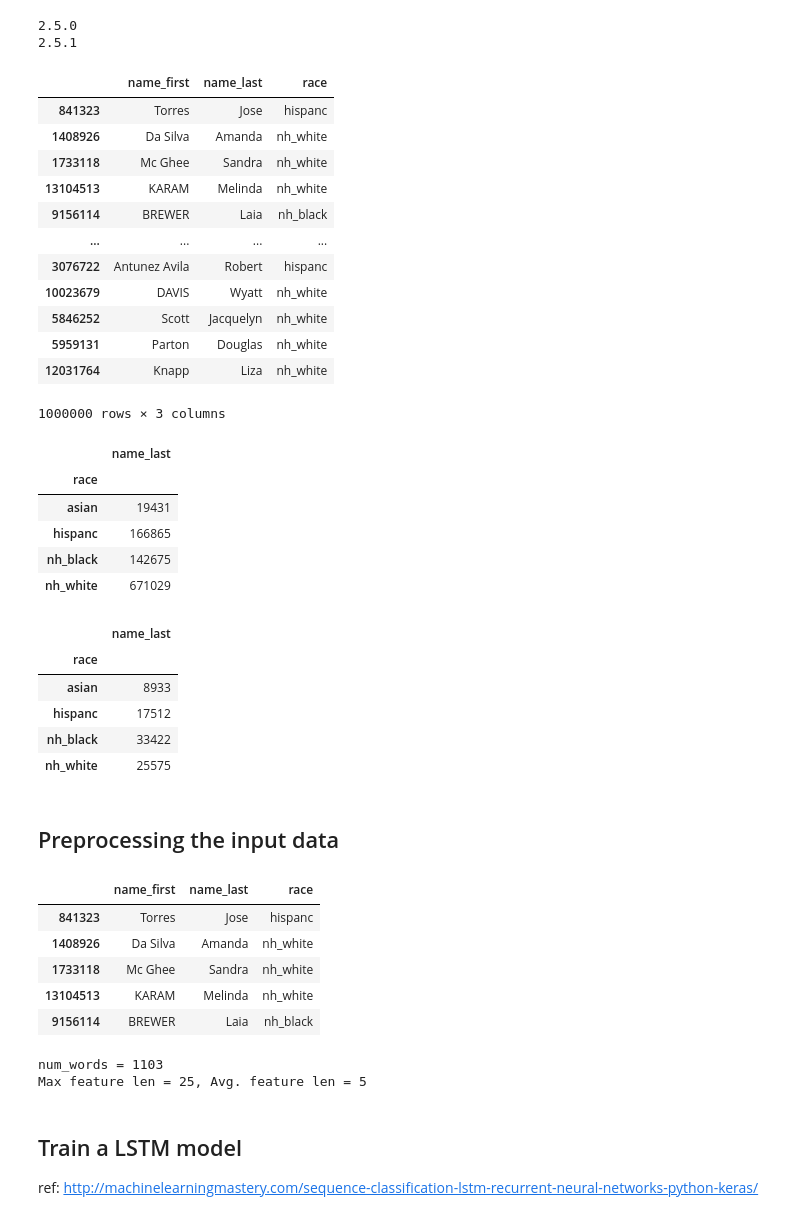
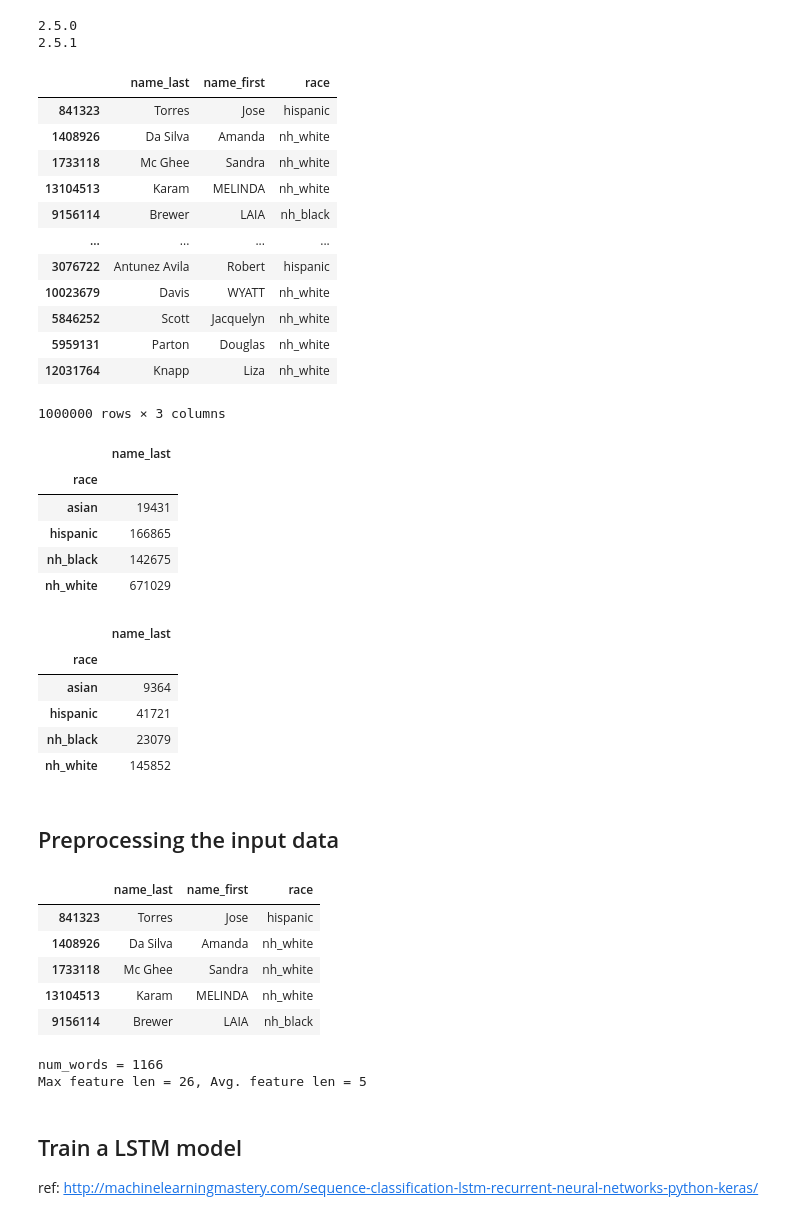
Before and after one commit to appeler/uncertain_names, a Jupyter notebook: colab_notebooks/ethnicolr_keras_lstm_fl_voter_ln_conf_int.ipynb, the cells around one changed output. Cells and saved outputs as stored; diff of their text form; code cells hidden in the pictures.

Commit message:
Updated Fl last name model with fixed input data

```diff
--- a/colab_notebooks/ethnicolr_keras_lstm_fl_voter_ln_conf_int.ipynb
+++ b/colab_notebooks/ethnicolr_keras_lstm_fl_voter_ln_conf_int.ipynb
@@ -9,34 +9,34 @@ print(tf.__version__)
 # %%
 import numpy as np
 import pandas as pd
 from sklearn.feature_extraction.text import CountVectorizer
 from sklearn.model_selection import train_test_split
 from sklearn.metrics import classification_report,confusion_matrix
 
 NGRAMS = 2
 SAMPLE = 1000000
 EPOCHS = 15
 
 # Florida voter
-df = pd.read_csv('../dataverse_files/fl_voterreg/fl_reg_name_race.csv.gz')
+df = pd.read_csv('../dataverse_files/fl_voter_reg/fl_reg_name_race.csv.gz')
 df.dropna(subset=['name_first', 'name_last'], inplace=True)
 sdf = df[df.race.isin(['multi_racial', 'native_indian', 'other', 'unknown']) == False].sample(SAMPLE, random_state=21)
 del df
 
 # Additional features
 sdf['name_last'] = sdf.name_last.str.title()
 
 sdf
 # %% [output]
-|  | name_first | name_last | race |
-| 841323 | Torres | Jose | hispanc |
+|  | name_last | name_first | race |
+| 841323 | Torres | Jose | hispanic |
 | 1408926 | Da Silva | Amanda | nh_white |
 | 1733118 | Mc Ghee | Sandra | nh_white |
-| 13104513 | KARAM | Melinda | nh_white |
-| 9156114 | BREWER | Laia | nh_black |
+| 13104513 | Karam | MELINDA | nh_white |
+| 9156114 | Brewer | LAIA | nh_black |
 | ... | ... | ... | ... |
-| 3076722 | Antunez Avila | Robert | hispanc |
-| 10023679 | DAVIS | Wyatt | nh_white |
+| 3076722 | Antunez Avila | Robert | hispanic |
+| 10023679 | Davis | WYATT | nh_white |
 | 5846252 | Scott | Jacquelyn | nh_white |
 | 5959131 | Parton | Douglas | nh_white |
 | 12031764 | Knapp | Liza | nh_white |
@@ -49,7 +49,7 @@ rdf
 |  | name_last |
 | race |  |
 | asian | 19431 |
-| hispanc | 166865 |
+| hispanic | 166865 |
 | nh_black | 142675 |
 | nh_white | 671029 |
 # %%
@@ -57,21 +57,21 @@ sdf.groupby('race').agg({'name_last': 'nunique'})
 # %% [output]
 |  | name_last |
 | race |  |
-| asian | 8933 |
-| hispanc | 17512 |
-| nh_black | 33422 |
-| nh_white | 25575 |
+| asian | 9364 |
+| hispanic | 41721 |
+| nh_black | 23079 |
+| nh_white | 145852 |
 # %% [markdown]
 ## Preprocessing the input data
 # %%
 sdf.head()
 # %% [output]
-|  | name_first | name_last | race |
-| 841323 | Torres | Jose | hispanc |
+|  | name_last | name_first | race |
+| 841323 | Torres | Jose | hispanic |
 | 1408926 | Da Silva | Amanda | nh_white |
 | 1733118 | Mc Ghee | Sandra | nh_white |
-| 13104513 | KARAM | Melinda | nh_white |
-| 9156114 | BREWER | Laia | nh_black |
+| 13104513 | Karam | MELINDA | nh_white |
+| 9156114 | Brewer | LAIA | nh_black |
 # %%
 # last name only
 sdf['name_last_name_first'] = sdf['name_last']
@@ -123,8 +123,8 @@ y = np.array(sdf.race.astype('category').cat.codes)
 # Split train and test dataset
 X_train,  X_test, y_train, y_test = train_test_split(X, y, test_size=0.2, random_state=21, stratify=y)
 # %% [output]
-num_words = 1103
-Max feature len = 25, Avg. feature len = 5
+num_words = 1166
+Max feature len = 26, Avg. feature len = 5
 # %% [markdown]
 ## Train a LSTM model
 
```
Also changed, not shown: parts of 2 cells of this notebook, 2 other files.
